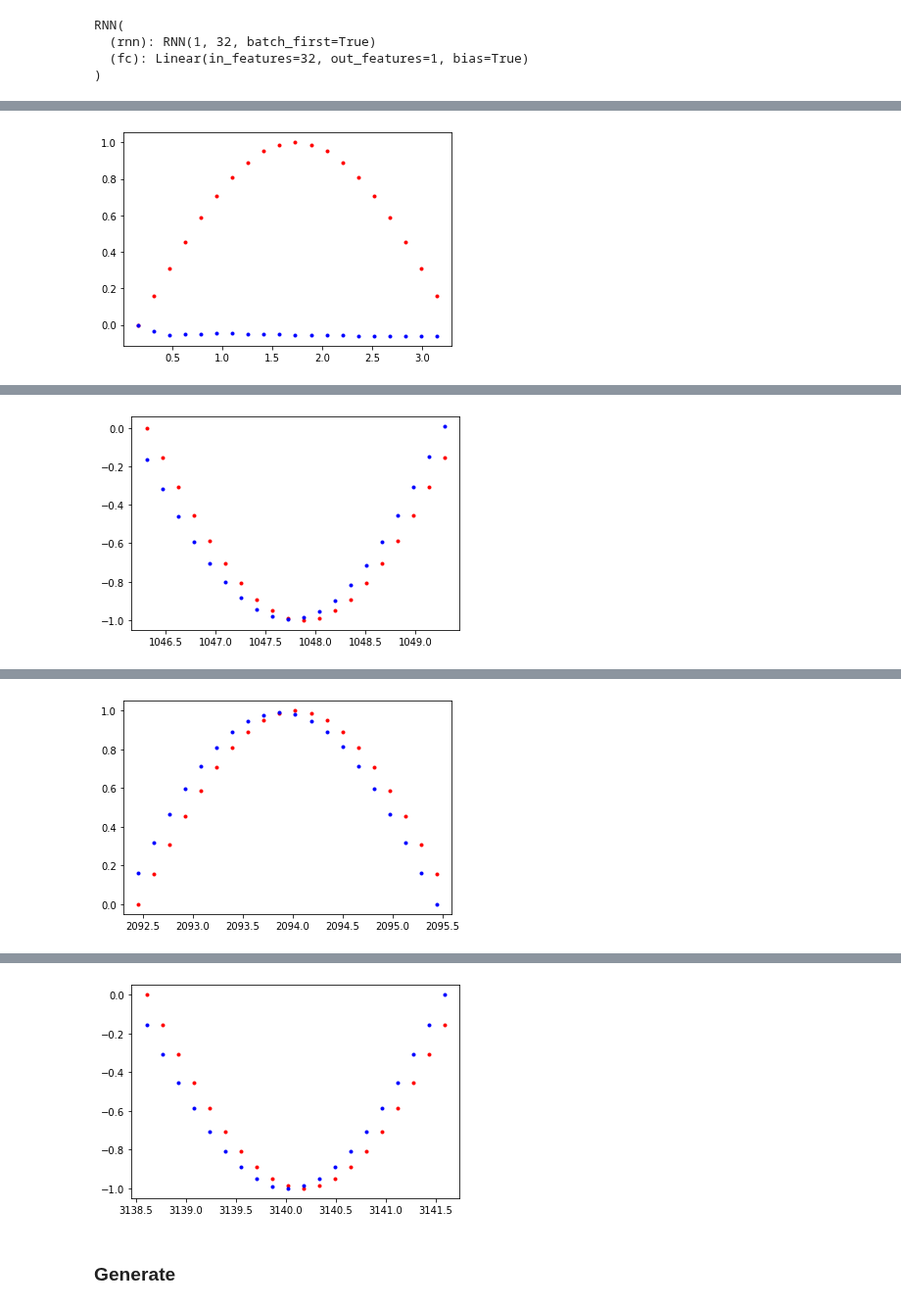
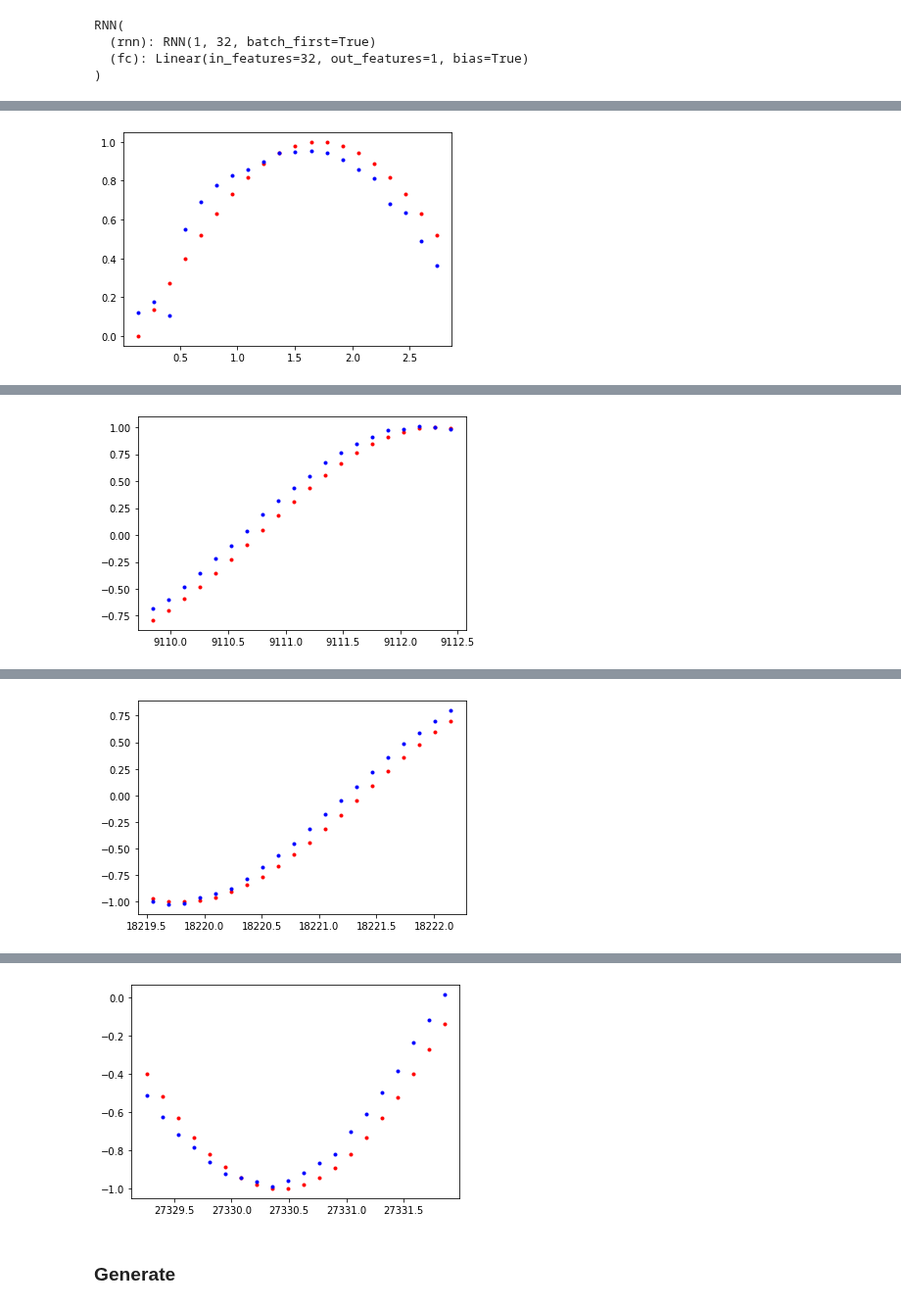
Before and after one commit to hoihui/nlp, a Jupyter notebook: SequenceToNumbers.ipynb, the cells around one changed output, grey strips where cells are left out. Shown at 98% size. Cells and saved outputs as stored; diff of their text form; code cells hidden in the pictures.

```diff
--- a/SequenceToNumbers.ipynb
+++ b/SequenceToNumbers.ipynb
@@ -51,6 +50,7 @@ class RNN(nn.Module):
         # in.shape =(batch_size, seq_length, input_size),(n_layers,batch_size,hidden_dim)
         # out.shape=(batch_size, seq_length, hidden_dim),(n_layers,batch_size,hidden_dim)
         self.fc = nn.Linear(hidden_dim, output_size)  # in (batch_size*seq_length, hidden_dim), out (batch_size*seq_length, 1)
+        # weights are shared among the first dimension
 
     def forward(self, x, hidden):   # x.shape = (batch_size, seq_length, input_size)
                                     # hidden.shape = (n_layers, batch_size, hidden_dim)
@@ -58,7 +58,7 @@ class RNN(nn.Module):
         batch_size = x.size(0)
 
         r_out, hidden = self.rnn(x, hidden)
-        r_out = r_out.view(-1, self.hidden_dim)   # reshape to pass to fc layer
+        r_out = r_out.contiguous().view(-1, self.hidden_dim)   # reshape to pass to fc layer
 
         output = self.fc(r_out)     # out (batch_size*seq_length, 1)
 
@@ -80,12 +90,12 @@ Hidden state size:  torch.Size([2, 1, 12])
 # %% [markdown]
 ### Train
 # %%
-seq_length=20
+seqlen=20
 input_size=1
 output_size=1
 hidden_dim=32
 n_layers=1
-n_steps = 1000
+n_steps = 10000
 
 rnn = RNN(input_size, output_size, hidden_dim, n_layers)
 print(rnn)
@@ -98,12 +108,14 @@ RNN(
 )
 # %%
 hidden = None
+stepsize=0.87*np.pi
+
 for step in range(n_steps):
     # training data = sine curve (continues from previous)
-    time_steps = np.linspace(step*np.pi, (step+1)*np.pi, seq_length + 1)
+    time_steps = np.linspace(step*stepsize, (step+1)*stepsize, seqlen+1)
     data = np.sin(time_steps)
-    X = torch.Tensor(data[:-1]).view(1,seq_length,1) # gives batch_size dim of 1
-    y = torch.Tensor(data[1:]).view(seq_length,1)
+    X = torch.Tensor(data[:-1]).view(1,seqlen,1) # gives batch_size dim of 1
+    y = torch.Tensor(data[1:]).view(seqlen,1)
 
     prediction, hidden = rnn(X, hidden) # forward
     hidden = hidden.detach()            # don't backpropagate through the entire history
@@ -123 +135 @@ Loss:  0.5689288377761841
-[figure, old version]
+[figure, new version]
@@ -125 +137 @@ Loss:  3.773347270907834e-05
-[figure, old version]
+[figure, new version]
@@ -127 +139 @@ Loss:  5.3400839533424005e-05
-[figure, old version]
+[figure, new version]
@@ -129,4 +141,4 @@ Loss:  6.49875389058252e-08
-[figure, old version]
+[figure, new version]
 # %% [markdown]
 ### Generate
 # %%
```
Also changed, not shown: parts of 20 cells of this notebook, 1 other file.
